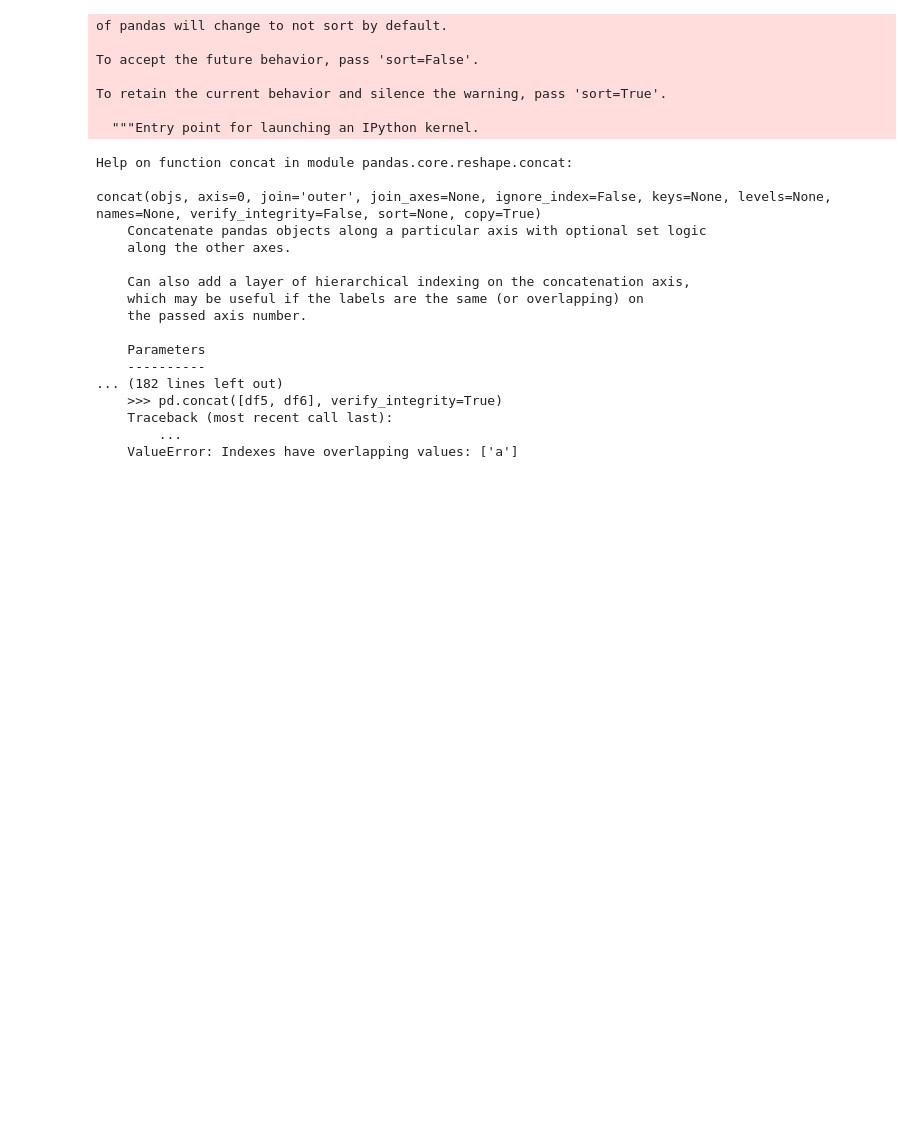
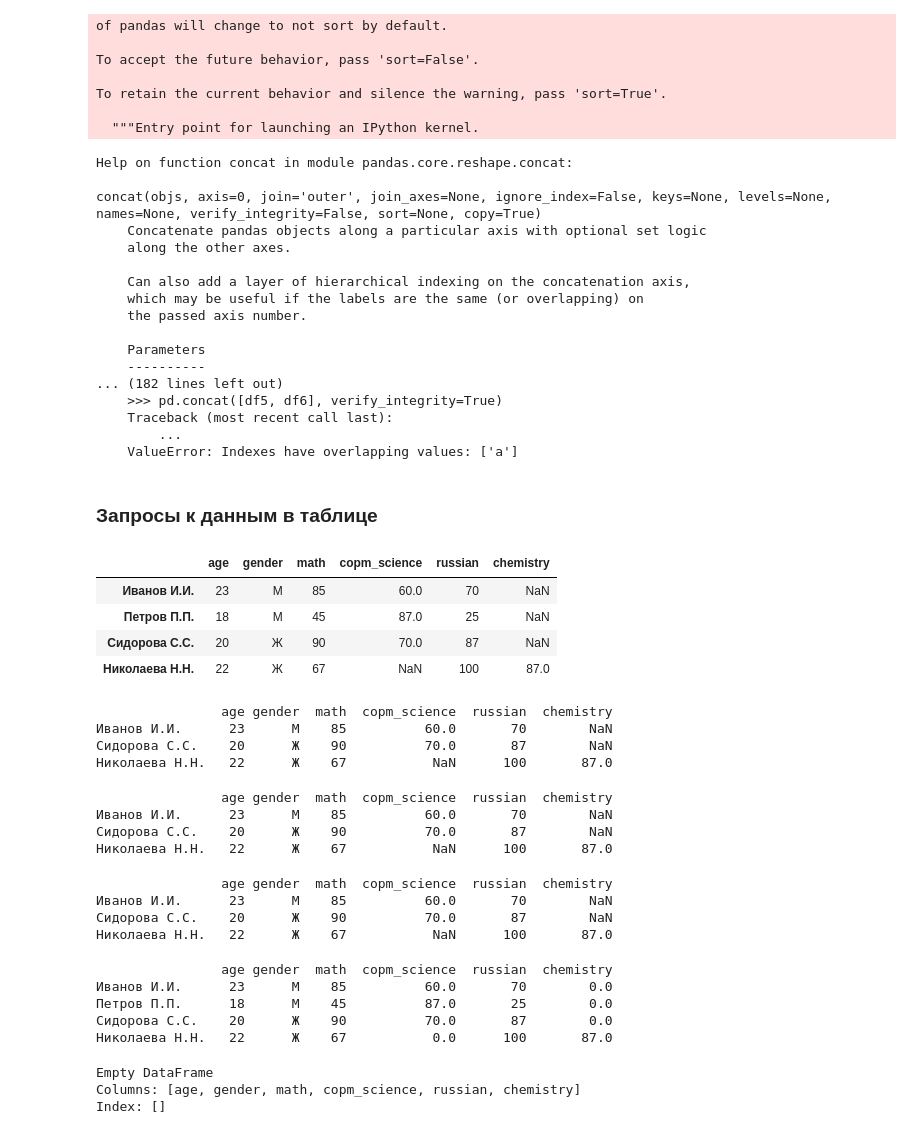
Before and after one commit to ustyuzhaninky/ExtensiveLearning, a Jupyter notebook: python-elementary-datascience/Practice/part-1-statistics/samples.ipynb, the cells around one changed output. Cells and saved outputs as stored; diff of their text form; code cells hidden in the pictures; blank space fills up the shorter version.

```diff
--- a/python-elementary-datascience/Practice/part-1-statistics/samples.ipynb
+++ b/python-elementary-datascience/Practice/part-1-statistics/samples.ipynb
@@ -319,3 +319,58 @@ concat(objs, axis=0, join='outer', join_axes=None, ignore_index=False, keys=None
     Traceback (most recent call last):
         ...
     ValueError: Indexes have overlapping values: ['a']
+# %% [markdown]
+### Запросы к данным в таблице
+# %%
+import pandas as pd
+import numpy as np
+df = pd.DataFrame([[23, "M", 85, 60, 70], [18, "М", 45, 87, 25], [20, "Ж", 90, 70, 87]],
+                  columns=["age", "gender", "math", "copm_science", "russian"],
+                      index=["Иванов И.И.", "Петров П.П.", "Сидорова С.С."])
+new_one = pd.Series({"age":22, "gender":"Ж", "math":67, "chemistry":87, "russian":100}, name="Николаева Н.Н.")
+df = df.append(new_one)
+df
+# %% [output]
+|  | age | gender | math | copm_science | russian | chemistry |
+| Иванов И.И. | 23 | M | 85 | 60.0 | 70 | NaN |
+| Петров П.П. | 18 | М | 45 | 87.0 | 25 | NaN |
+| Сидорова С.С. | 20 | Ж | 90 | 70.0 | 87 | NaN |
+| Николаева Н.Н. | 22 | Ж | 67 | NaN | 100 | 87.0 |
+# %%
+# выборка данных с условием
+print(df[df["russian"] > 50])
+# %% [output]
+                age gender  math  copm_science  russian  chemistry
+Иванов И.И.      23      M    85          60.0       70        NaN
+Сидорова С.С.    20      Ж    90          70.0       87        NaN
+Николаева Н.Н.   22      Ж    67           NaN      100       87.0
+# %%
+# сложная выборка данных
+print(df.query("((russian > 50) and (math > 50)) and (chemistry > 50 or copm_science > 50)"))
+# %% [output]
+                age gender  math  copm_science  russian  chemistry
+Иванов И.И.      23      M    85          60.0       70        NaN
+Сидорова С.С.    20      Ж    90          70.0       87        NaN
+Николаева Н.Н.   22      Ж    67           NaN      100       87.0
+# %%
+# запрос с вычислением
+print(df.query("russian + math > 100"))
+# %% [output]
+                age gender  math  copm_science  russian  chemistry
+Иванов И.И.      23      M    85          60.0       70        NaN
+Сидорова С.С.    20      Ж    90          70.0       87        NaN
+Николаева Н.Н.   22      Ж    67           NaN      100       87.0
+# %%
+print(df.fillna(0.0))
+# %% [output]
+                age gender  math  copm_science  russian  chemistry
+Иванов И.И.      23      M    85          60.0       70        0.0
+Петров П.П.      18      М    45          87.0       25        0.0
+Сидорова С.С.    20      Ж    90          70.0       87        0.0
+Николаева Н.Н.   22      Ж    67           0.0      100       87.0
+# %%
+print(df.dropna())
+# %% [output]
+Empty DataFrame
+Columns: [age, gender, math, copm_science, russian, chemistry]
+Index: []
```
Also changed, not shown: parts of 12 cells of this notebook, 6 other files.
